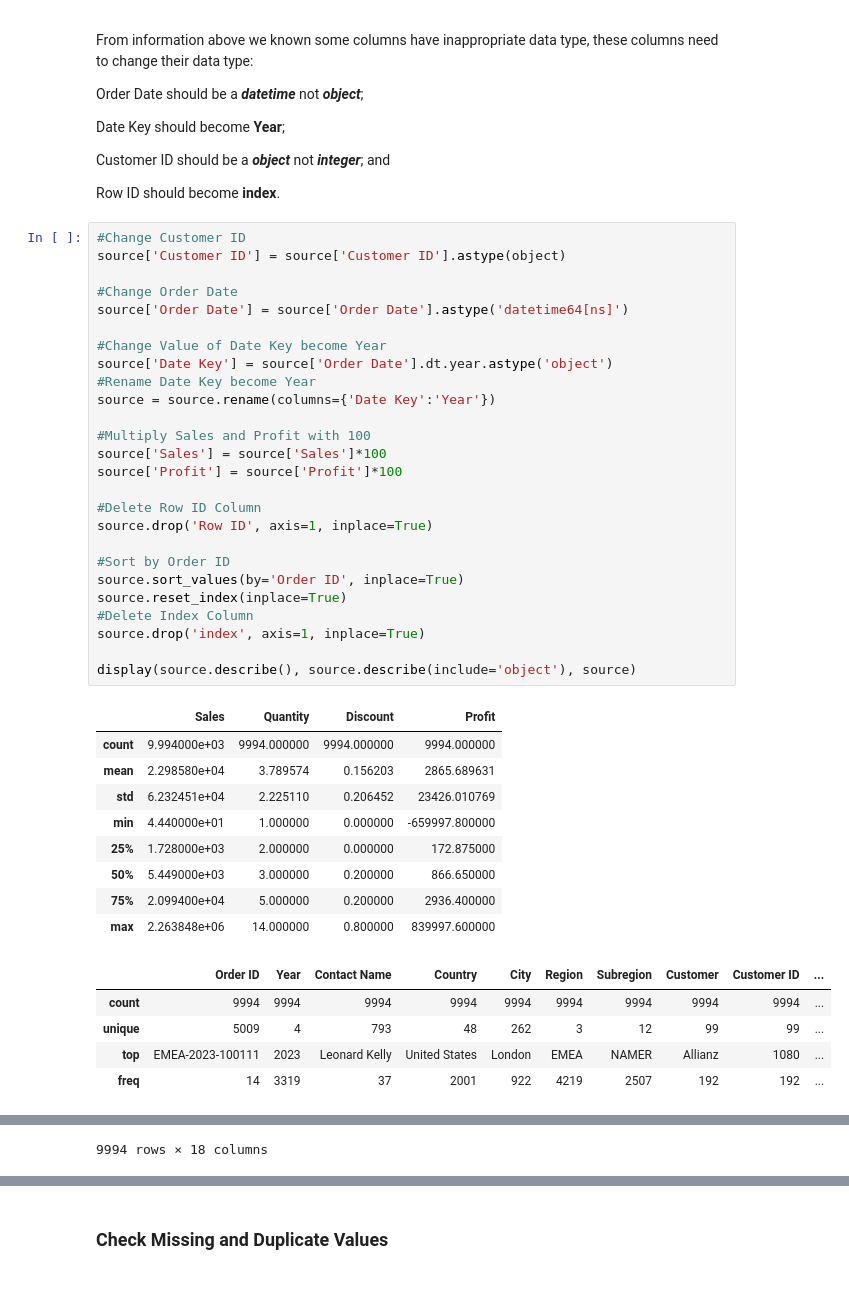
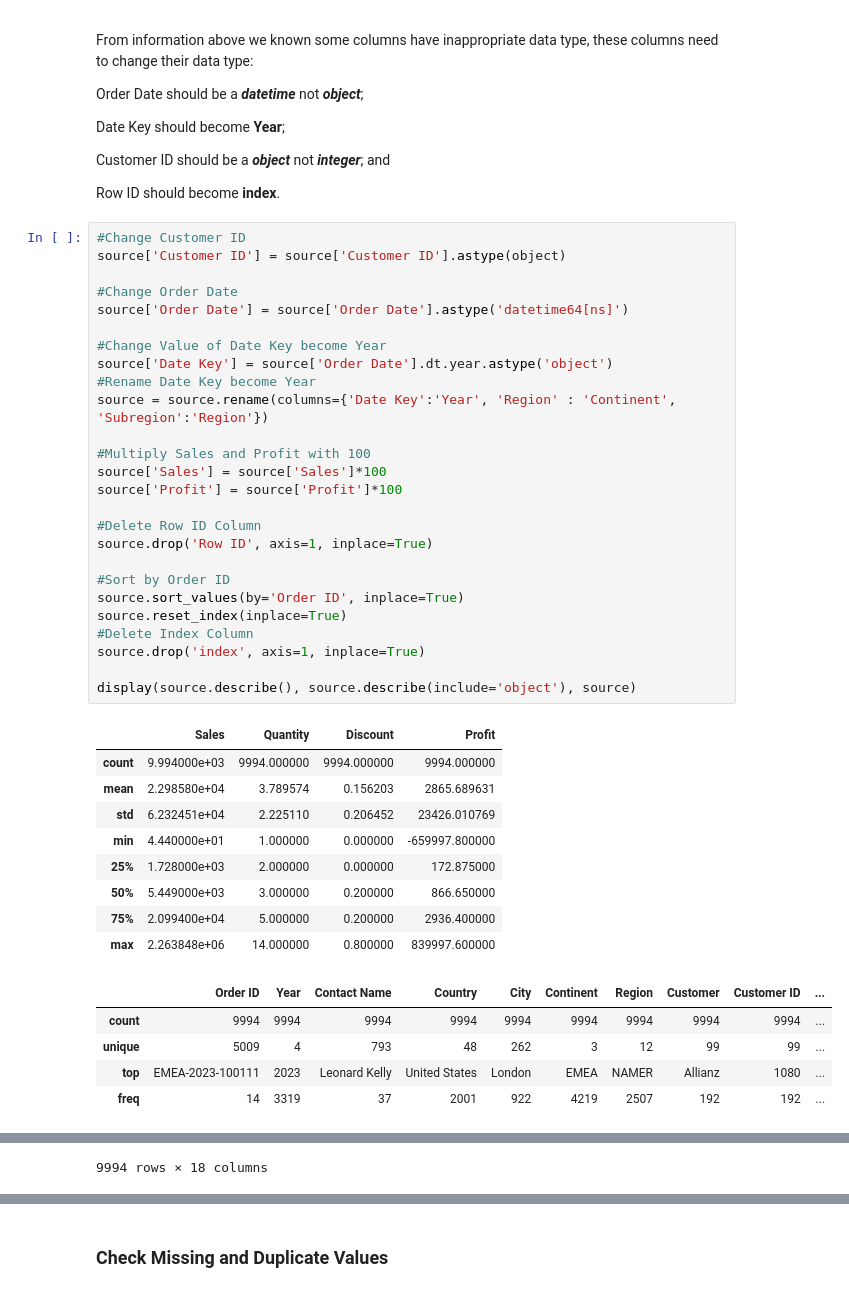
Before and after one commit to nickscoffee/gammaproject, a Jupyter notebook: Shidqi_Capstone Project Module 2_JCDS 0406-011.ipynb, the cells around one changed output, grey strips where cells are left out. Saved outputs shown, nothing was run; the diff lists cells and outputs as text.

```diff
--- a/Shidqi_Capstone Project Module 2_JCDS 0406-011.ipynb
+++ b/Shidqi_Capstone Project Module 2_JCDS 0406-011.ipynb
@@ -148,35 +149,35 @@ source['Customer ID'] = source['Customer ID'].astype(object)
 source['Order Date'] = source['Order Date'].astype('datetime64[ns]')
 
 #Change Value of Date Key become Year
 source['Date Key'] = source['Order Date'].dt.year.astype('object')
 #Rename Date Key become Year
-source = source.rename(columns={'Date Key':'Year'})
+source = source.rename(columns={'Date Key':'Year', 'Region' : 'Continent', 'Subregion':'Region'})
 
 #Multiply Sales and Profit with 100
 source['Sales'] = source['Sales']*100
 source['Profit'] = source['Profit']*100
 
 #Delete Row ID Column
 source.drop('Row ID', axis=1, inplace=True)
 
 #Sort by Order ID
 source.sort_values(by='Order ID', inplace=True)
 source.reset_index(inplace=True)
 #Delete Index Column
 source.drop('index', axis=1, inplace=True)
 
 display(source.describe(), source.describe(include='object'), source)
 # %% [output]
 |  | Sales | Quantity | Discount | Profit |
 | count | 9.994000e+03 | 9994.000000 | 9994.000000 | 9994.000000 |
 | mean | 2.298580e+04 | 3.789574 | 0.156203 | 2865.689631 |
 | std | 6.232451e+04 | 2.225110 | 0.206452 | 23426.010769 |
 | min | 4.440000e+01 | 1.000000 | 0.000000 | -659997.800000 |
 | 25% | 1.728000e+03 | 2.000000 | 0.000000 | 172.875000 |
 | 50% | 5.449000e+03 | 3.000000 | 0.200000 | 866.650000 |
 | 75% | 2.099400e+04 | 5.000000 | 0.200000 | 2936.400000 |
 | max | 2.263848e+06 | 14.000000 | 0.800000 | 839997.600000 |
-|  | Order ID | Year | Contact Name | Country | City | Region | Subregion | Customer | Customer ID | ... |
+|  | Order ID | Year | Contact Name | Country | City | Continent | Region | Customer | Customer ID | ... |
 | count | 9994 | 9994 | 9994 | 9994 | 9994 | 9994 | 9994 | 9994 | 9994 | ... |
 | unique | 5009 | 4 | 793 | 48 | 262 | 3 | 12 | 99 | 99 | ... |
 | top | EMEA-2023-100111 | 2023 | Leonard Kelly | United States | London | EMEA | NAMER | Allianz | 1080 | ... |
```
Also changed, not shown: parts of 130 cells of this notebook.
